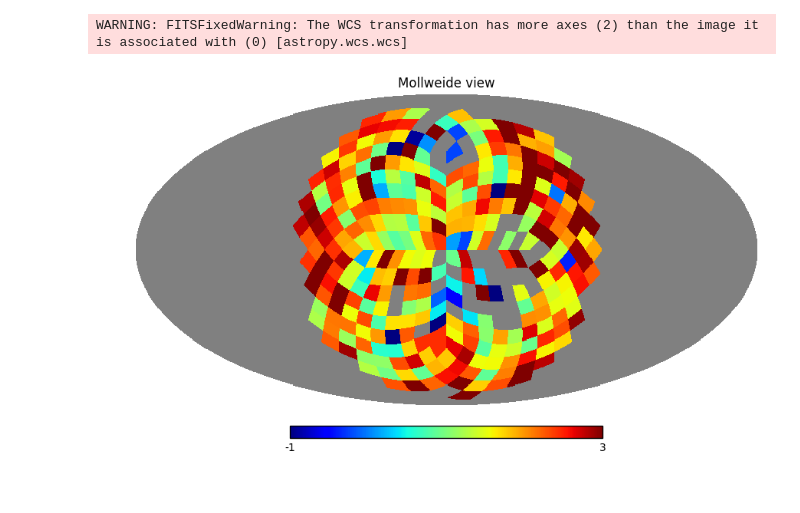
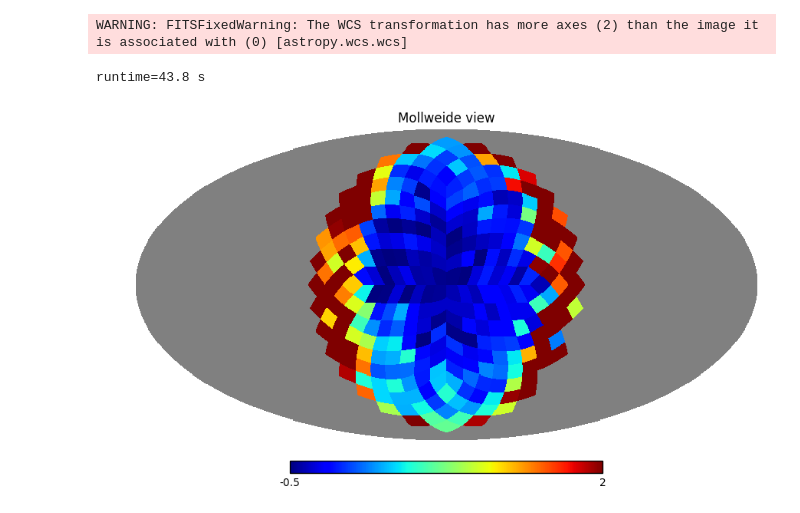
Before and after one commit to lsst/all_sky_phot, a Jupyter notebook: data/Forced_photo.ipynb, the cells around one changed output. Drawn from its saved outputs; the diff is of its cells as text; code cells hidden in the pictures.

```diff
--- a/data/Forced_photo.ipynb
+++ b/data/Forced_photo.ipynb
@@ -17,7 +18,7 @@ WARNING: FITSFixedWarning: The WCS transformation has more axes (2) than the ima
 ybc = readYBC()
 # %%
 # Read in an image
-filename = 'ut012716/ut012716.0140.long.cr2'
+filename = 'ut012716/ut012716.0130.long.cr2'
 im, header = readcr2(filename)
 # Combine the RGB into a single image
 sum_image = np.sum(im, axis=2).astype(float)
@@ -25,13 +26,18 @@ sum_image = np.sum(im, axis=2).astype(float)
 # Compute the expected catalog alt and az
 
 alt_cat, az_cat = radec2altaz(ybc['RA'], ybc['Dec'], header['mjd'])
-above = np.where(alt_cat > 5.)
+above = np.where(alt_cat > 15.)
 # %%
 zp = 18.
+t0 = time.time()
 emap = extinction_map(sum_image, wcs, zp, alt_cat[above], az_cat[above], ybc['Vmag'].values[above])
+t1 = time.time()
+print 'runtime=%.1f s' % (t1-t0)
+# %% [output]
+runtime=43.8 s
 # %%
-hp.mollview(emap, rot=[0,90,0], min=-1, max=3)
+hp.mollview(emap, rot=[0,90,0], min=-.5, max=2)
 # %% [output]
-[figure, old version]
+[figure, new version]
 # %%
 # Let's look at how well we are doing with the wcs
```
Also changed, not shown: parts of 3 cells of this notebook.
